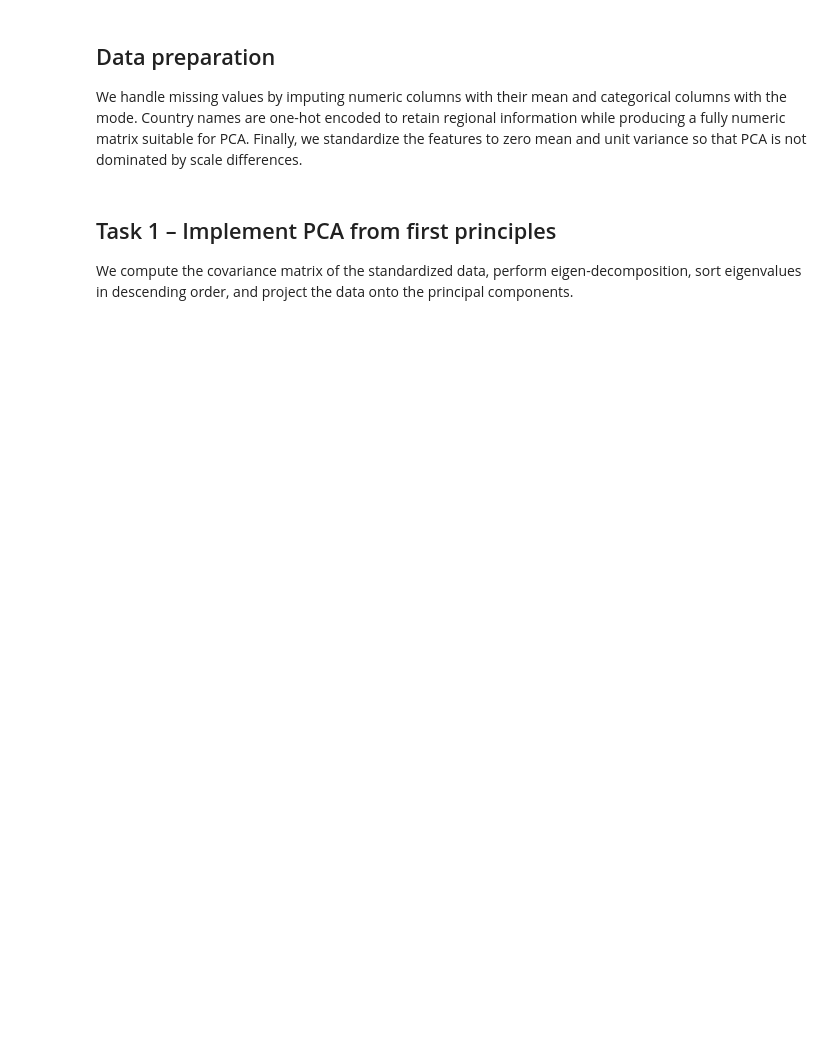
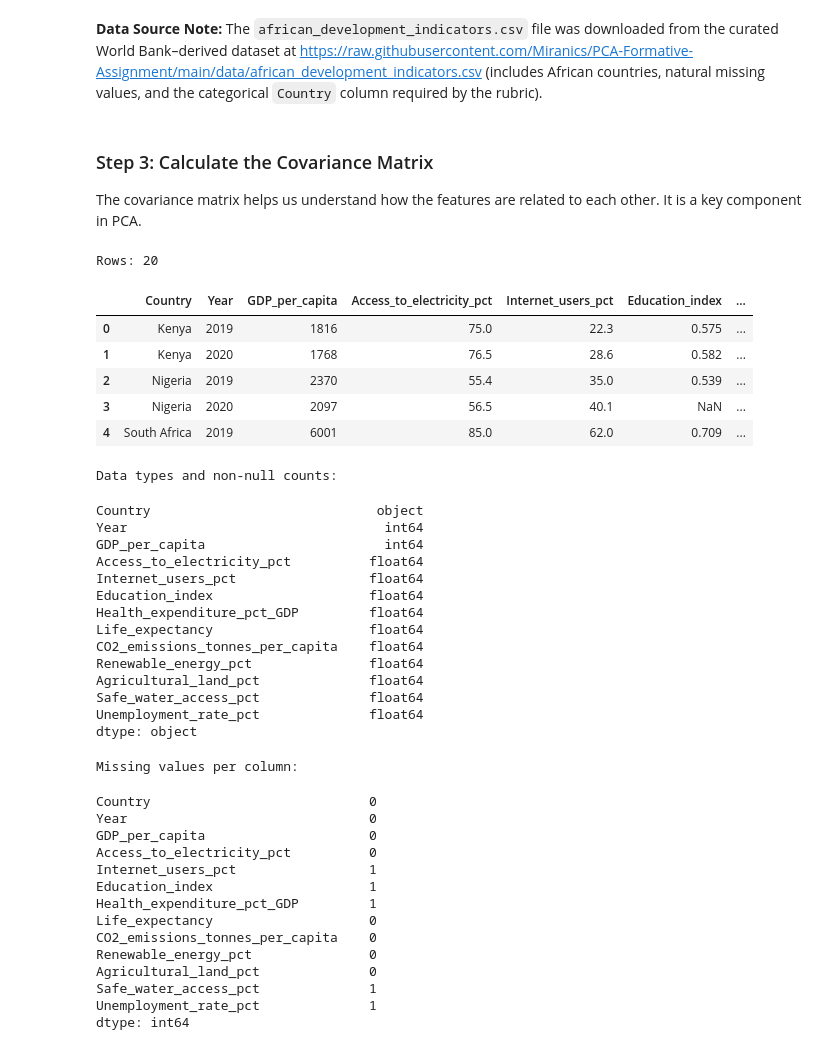
Before and after one commit to Miranics/PCA-Formative-Assignment, a Jupyter notebook: notebooks/pca_formative_assignment.ipynb, the cells around one changed output. Cells and saved outputs as stored; diff of their text form; code cells hidden in the pictures; blank space fills up the shorter version.

```diff
--- a/notebooks/pca_formative_assignment.ipynb
+++ b/notebooks/pca_formative_assignment.ipynb
@@ -17,13 +23,46 @@ plt.style.use("seaborn-v0_8")
+# %% [markdown]
+**Data Source Note:** The `african_development_indicators.csv` file was downloaded from the curated World Bank–derived dataset at https://raw.githubusercontent.com/Miranics/PCA-Formative-Assignment/main/data/african_development_indicators.csv (includes African countries, natural missing values, and the categorical `Country` column required by the rubric).
+# %% [markdown]
+### Step 3: Calculate the Covariance Matrix
+The covariance matrix helps us understand how the features are related to each other. It is a key component in PCA.
 # %%
-# Load and inspect the dataset
-DATA_PATH = Path('..') / 'data' / 'african_development_indicators.csv'
-df_raw = pd.read_csv(DATA_PATH)
-print(f'Rows: {len(df_raw)}')
-display(df_raw.head())
-print('Data types and non-null counts:')
-display(df_raw.dtypes)
-print('Missing values per column:')
-display(df_raw.isna().sum())
+# Step 3: Calculate the Covariance Matrix
+# (Will fill after data standardization code is pasted)
+# %% [output]
+Rows: 20
+|  | Country | Year | GDP_per_capita | Access_to_electricity_pct | Internet_users_pct | Education_index | ... |
+| 0 | Kenya | 2019 | 1816 | 75.0 | 22.3 | 0.575 | ... |
+| 1 | Kenya | 2020 | 1768 | 76.5 | 28.6 | 0.582 | ... |
+| 2 | Nigeria | 2019 | 2370 | 55.4 | 35.0 | 0.539 | ... |
+| 3 | Nigeria | 2020 | 2097 | 56.5 | 40.1 | NaN | ... |
+| 4 | South Africa | 2019 | 6001 | 85.0 | 62.0 | 0.709 | ... |
+Data types and non-null counts:
+Country                             object
+Year                                 int64
+GDP_per_capita                       int64
+Access_to_electricity_pct          float64
+Internet_users_pct                 float64
+Education_index                    float64
+Health_expenditure_pct_GDP         float64
+Life_expectancy                    float64
+CO2_emissions_tonnes_per_capita    float64
+Renewable_energy_pct               float64
+Agricultural_land_pct              float64
+Safe_water_access_pct              float64
+Unemployment_rate_pct              float64
+dtype: object
+Missing values per column:
+Country                            0
+Year                               0
+GDP_per_capita                     0
+Access_to_electricity_pct          0
+Internet_users_pct                 1
+Education_index                    1
+Health_expenditure_pct_GDP         1
+Life_expectancy                    0
+CO2_emissions_tonnes_per_capita    0
+Renewable_energy_pct               0
+Agricultural_land_pct              0
+Safe_water_access_pct              1
+Unemployment_rate_pct              1
+dtype: int64
-# %% [markdown]
-## Data preparation
-We handle missing values by imputing numeric columns with their mean and categorical columns with the mode. Country names are one-hot encoded to retain regional information while producing a fully numeric matrix suitable for PCA. Finally, we standardize the features to zero mean and unit variance so that PCA is not dominated by scale differences.
@@ -52,3 +68,0 @@ print('Prepared feature matrix shape:', X_scaled.shape)
-# %% [markdown]
-## Task 1 – Implement PCA from first principles
-We compute the covariance matrix of the standardized data, perform eigen-decomposition, sort eigenvalues in descending order, and project the data onto the principal components.
```
Also changed, not shown: parts of 21 cells of this notebook.
